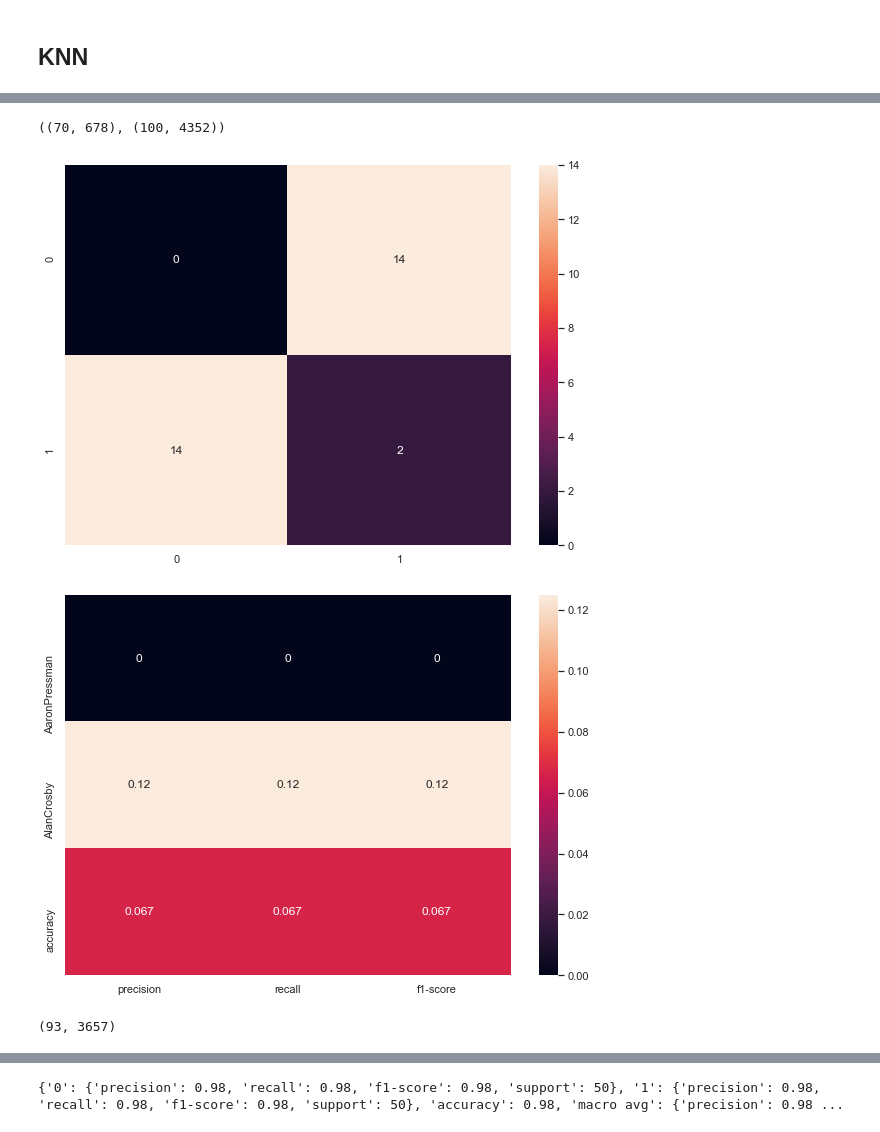
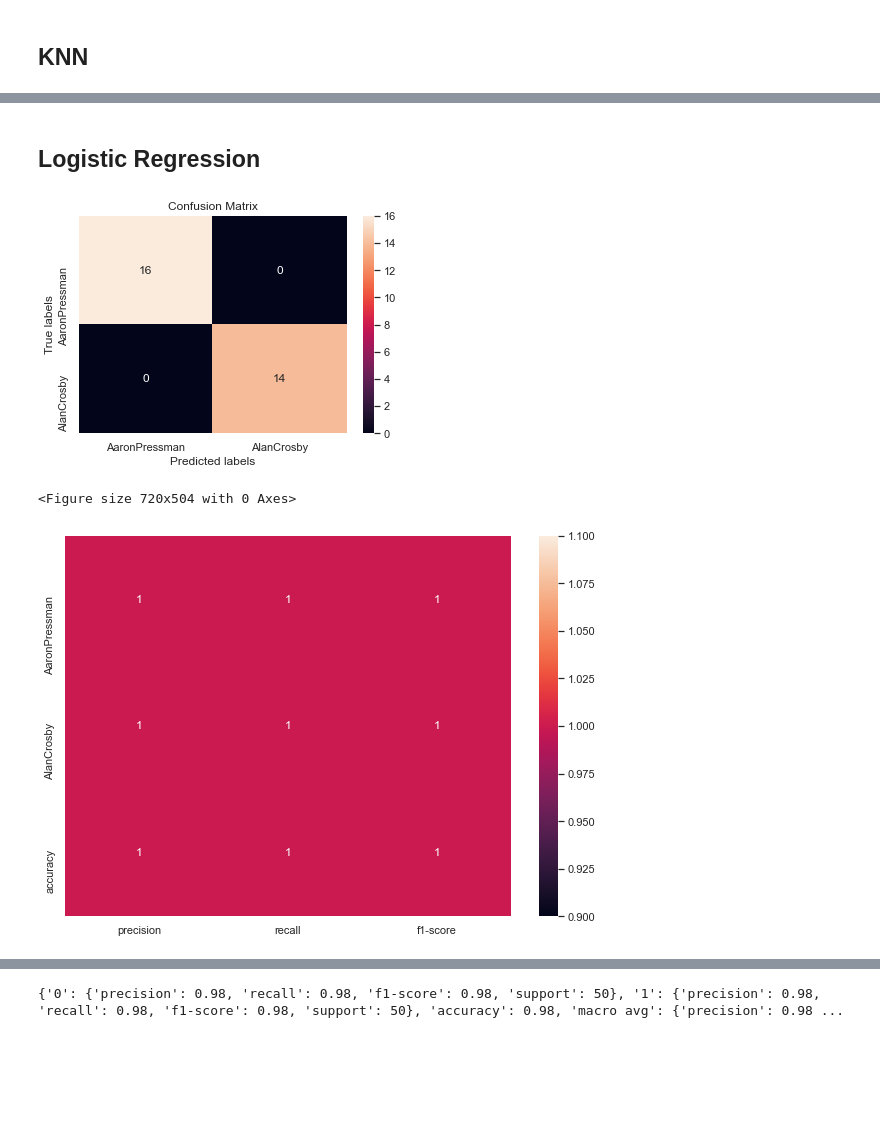
Before and after one commit to EN555/Author-Identification, a Jupyter notebook: Eviatar_models.ipynb, the cells around one changed output, grey strips where cells are left out. Drawn from its saved outputs; the diff is of its cells as text; code cells hidden in the pictures; blank space fills up the shorter version.

```diff
--- a/Eviatar_models.ipynb
+++ b/Eviatar_models.ipynb
@@ -151,10 +157,16 @@ KNN().pipeline(x_train, y_train, x_test.values, y_test,"simple KNN",do_cross_val
+# %% [markdown]
+## Logistic Regression
 # %%
 from sklearn.linear_model import SGDClassifier
 class LogisticRegression(Model):
     def train(self, x_train, y_train,**kwargs):
         self.mnb = SGDClassifier(loss='log')
         self.mnb.fit(x_train, y_train)
         return self.mnb
     def predict(self,x_test):
         return self.mnb.predict(x_test)
-KNN().pipeline(x_train.values, y_train.values, x_test.values, y_test.values,"LogisticRegression 2 Authors 1.1",do_cross_validation=False)
+LogisticRegression().pipeline(x_train, y_train, x_test.values, y_test.values,"LogisticRegression 2 Authors 1.1",do_cross_validation=False)
+# %% [output]
+[figure, added]
+<Figure size 720x504 with 0 Axes>
+[figure, added]
@@ -170,21 +172,0 @@ x_train = x_train_
-# %%
-x_train.shape, x_test.shape
-# %% [output]
-((70, 678), (100, 4352))
-# %%
-from sklearn.neighbors import KNeighborsClassifier
-class KNN(Model):
-    def train(self, x_train, y_train,**kwargs):
-        self.mnb = KNeighborsClassifier(n_neighbors=10, weights= 'distance', p=2)
-        self.mnb.fit(x_train, y_train)
-        return self.mnb
-    def predict(self,x_validation):
-        return self.mnb.predict(x_validation)
-KNN().pipeline(x_train, y_train, x_validation.values, y_validation,"nevdsvdsv",do_cross_validation=False)
-# %% [output]
-[figure, removed]
-[figure, removed]
-# %%
-x_train.shape
-# %% [output]
-(93, 3657)
```
Also changed, not shown: parts of 23 cells of this notebook, 2 other files.
